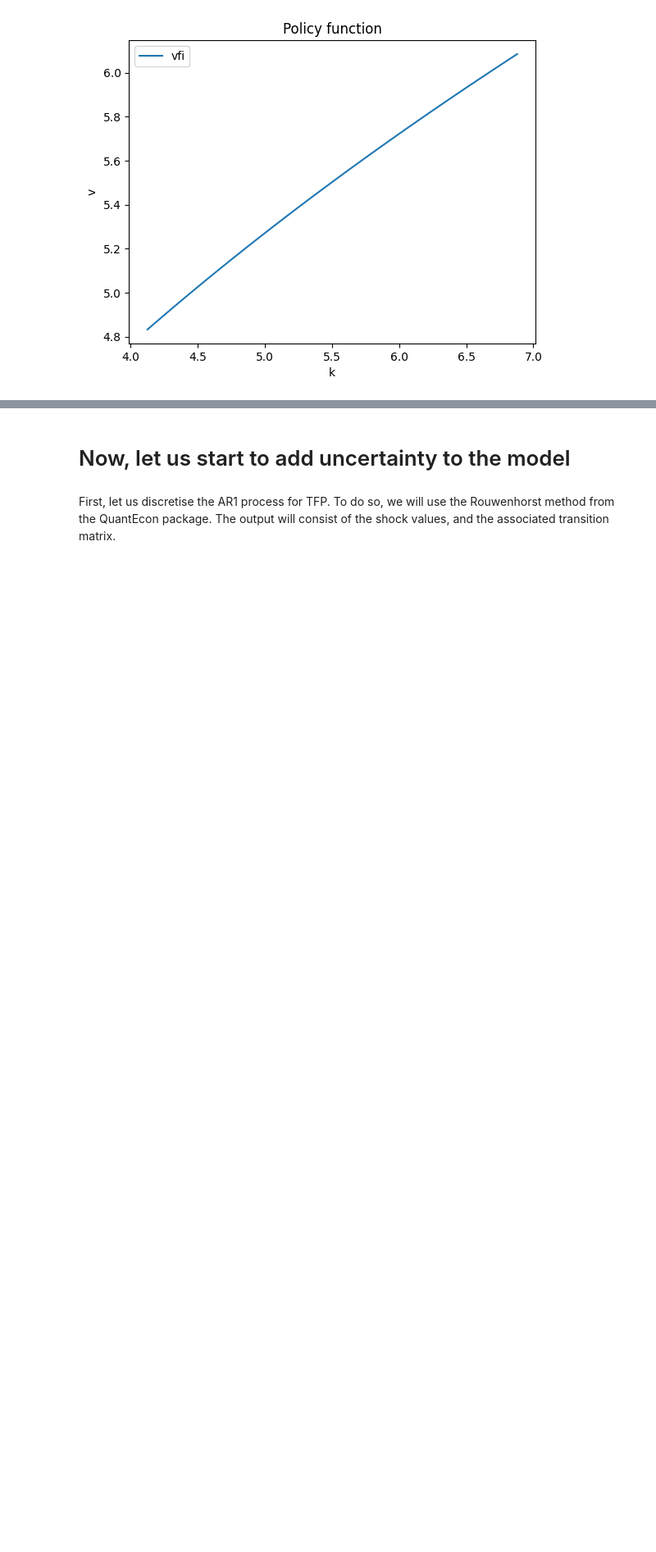
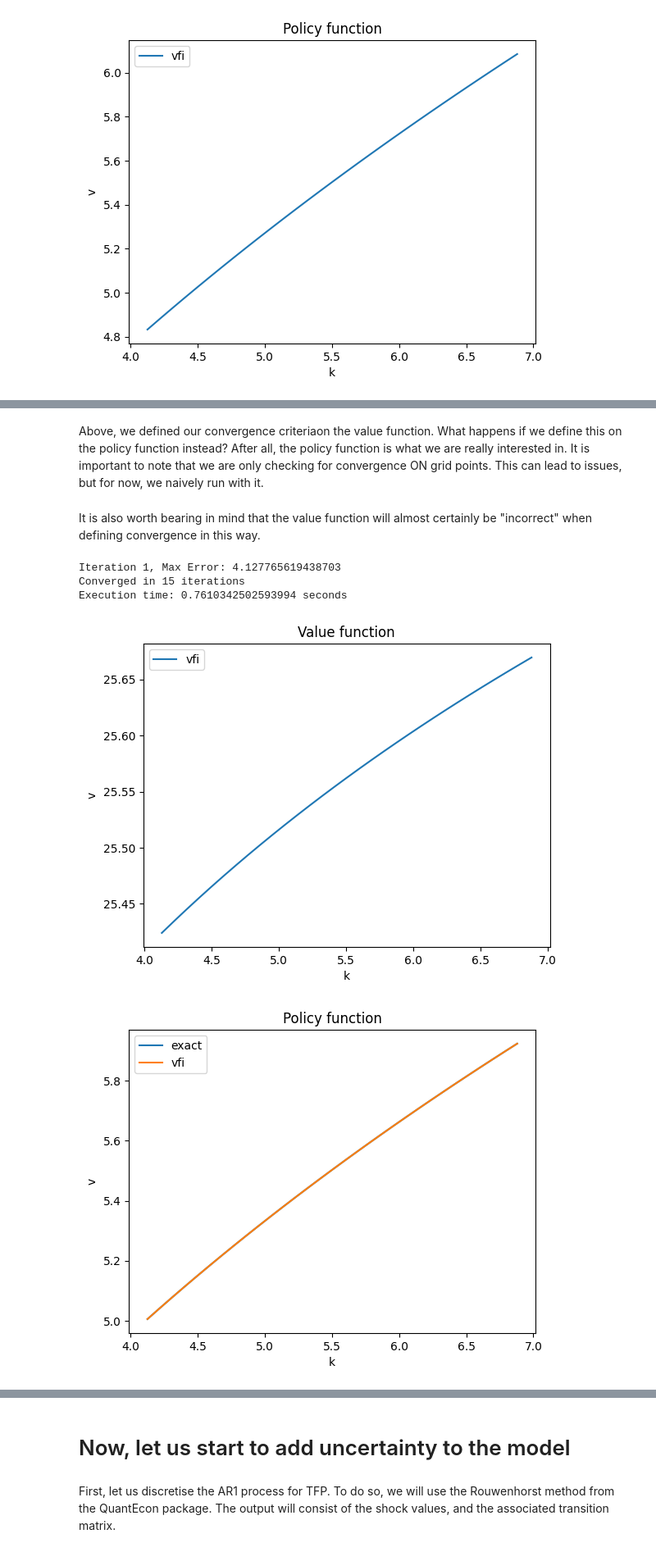
Before and after one commit to sgcbayli024/ECON8185_Homework, a Jupyter notebook: HW3_Bayliss.ipynb, the cells around one changed output, grey strips where cells are left out. Shown: that part at 82% size. Cells and saved outputs as stored; diff of their text form; code cells hidden in the pictures; blank space fills up the shorter version.

Commit message:
change convergence criteria

```diff
--- a/HW3_Bayliss.ipynb
+++ b/HW3_Bayliss.ipynb
@@ -572,0 +575,4 @@ Execution time: 9.377574920654297 seconds
+# %% [markdown]
+Above, we defined our convergence criteriaon the value function. What happens if we define this on the policy function instead? After all, the policy function is what we are really interested in. It is important to note that we are only checking for convergence ON grid points. This can lead to issues, but for now, we naively run with it.
+# %% [markdown]
+It is also worth bearing in mind that the value function will almost certainly be "incorrect" when defining convergence in this way.
@@ -572,0 +669,8 @@ Execution time: 9.377574920654297 seconds
+# %%
+dec_T_v, dec_T_pol = T_dec_rule(toler=1e-7, max_iter=1000000, beta=0.95, gamma=1, alpha=0.33, delta=1, A=10, n=31)
+# %% [output]
+Iteration 1, Max Error: 4.127765619438703
+Converged in 15 iterations
+Execution time: 0.7610342502593994 seconds
+[figure, added]
+[figure, added]
```
Also changed, not shown: parts of 12 cells of this notebook.
